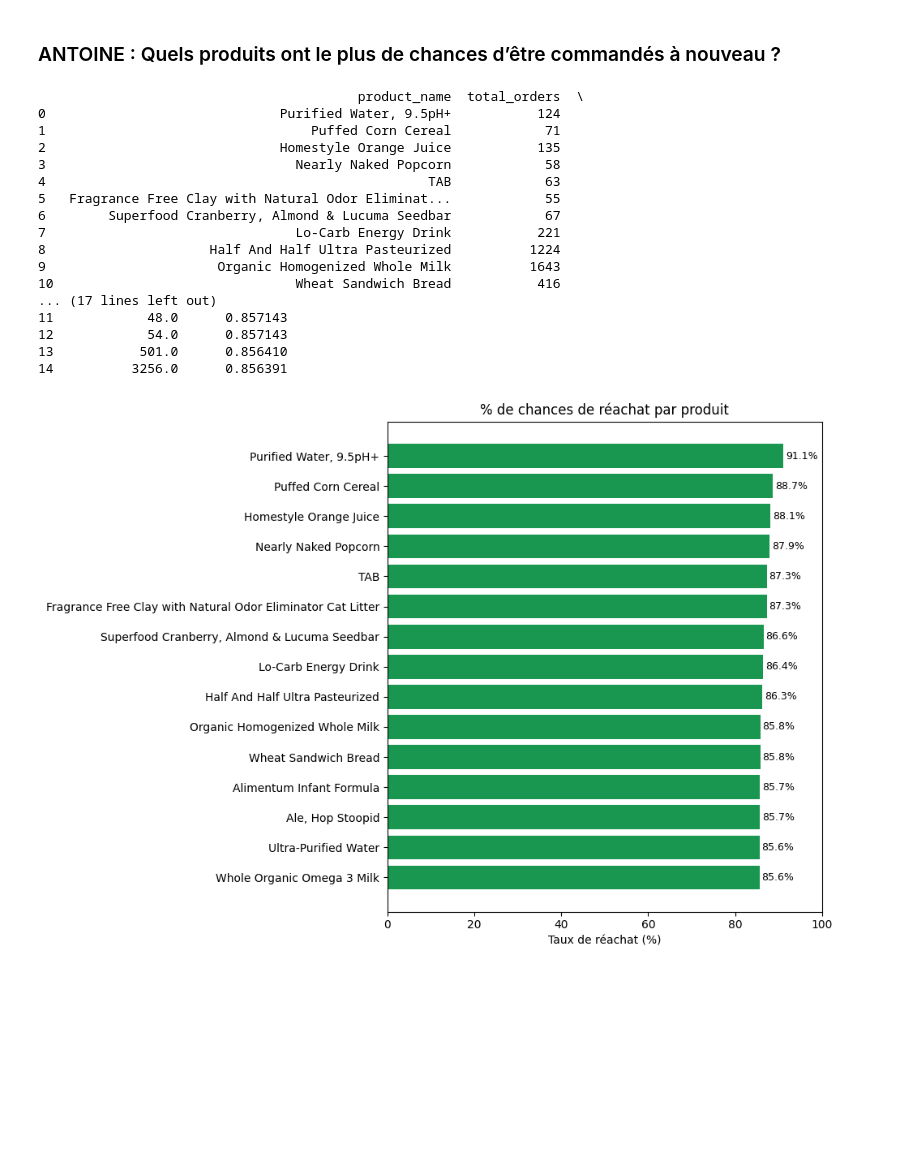
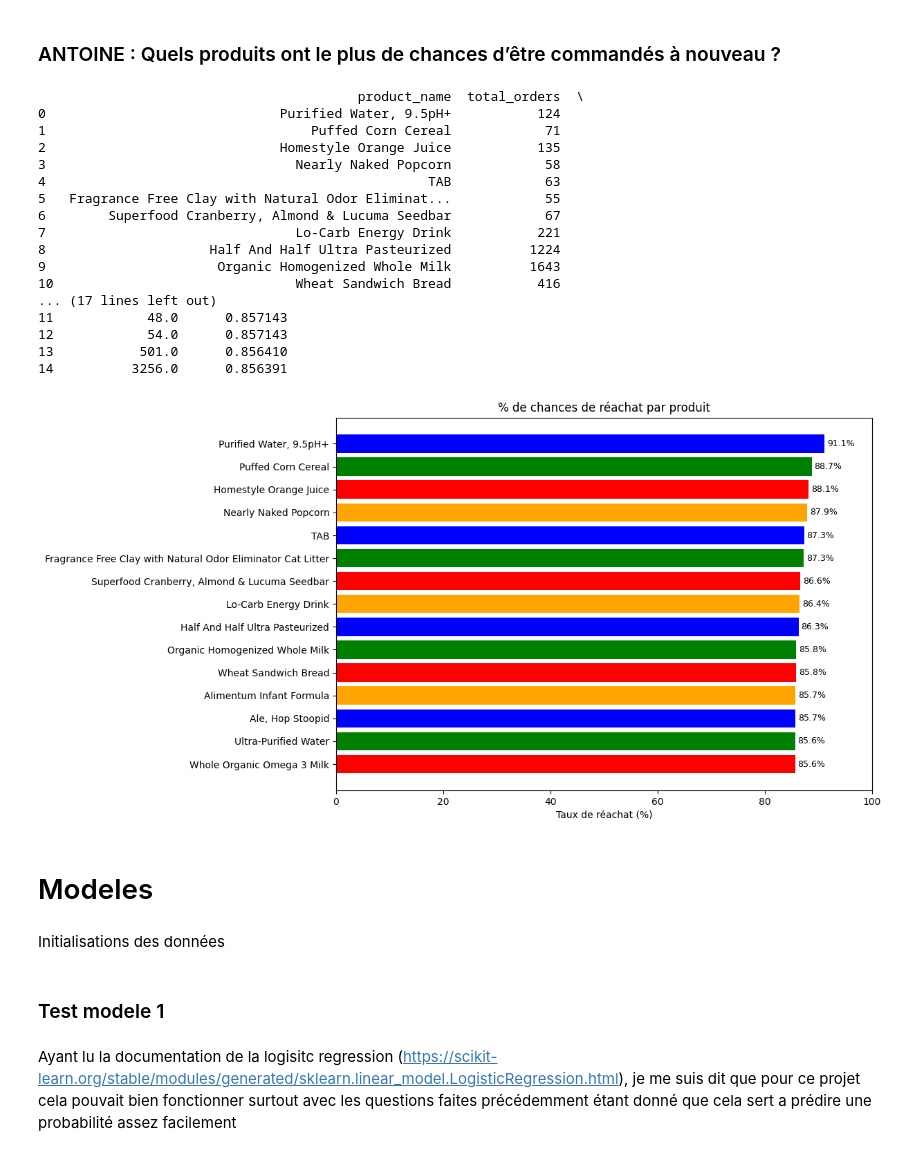
Before and after one commit to klasken/Nextbuy, a Jupyter notebook: notebook-antoine.ipynb, the cells around one changed output. Drawn from its saved outputs; the diff is of its cells as text; code cells hidden in the pictures; blank space fills up the shorter version.

Commit message:
add model 1 (logistic regression)

```diff
--- a/notebook-antoine.ipynb
+++ b/notebook-antoine.ipynb
@@ -184,36 +190,39 @@ colors = plt.cm.RdYlGn(np.linspace(0.4, 0.9, len(top_reordered)))
 bars = ax.barh(
     top_reordered['product_name'],
     top_reordered['reorder_rate'] * 100,
-    color=colors[-1]
+    color=['blue', 'green', 'red', 'orange']
 )
 
 # Ajouter les valeurs sur les barres
 for bar in bars:
     ax.text(bar.get_width() + 0.5, bar.get_y() + bar.get_height() / 2,
             f'{bar.get_width():.1f}%', va='center', fontsize=9)
 
 plt.title('% de chances de réachat par produit')
 ax.set_xlabel('Taux de réachat (%)')
 ax.set_xlim(0, 100)
 ax.invert_yaxis()
-plt.tight_layout()
 plt.show()
 # %% [output]
                                          product_name  total_orders  \
 0                              Purified Water, 9.5pH+           124
 1                                  Puffed Corn Cereal            71
 2                              Homestyle Orange Juice           135
 3                                Nearly Naked Popcorn            58
 4                                                 TAB            63
 5   Fragrance Free Clay with Natural Odor Eliminat...            55
 6        Superfood Cranberry, Almond & Lucuma Seedbar            67
 7                                Lo-Carb Energy Drink           221
 8                     Half And Half Ultra Pasteurized          1224
 9                      Organic Homogenized Whole Milk          1643
 10                               Wheat Sandwich Bread           416
 ... (17 lines left out)
 11            48.0      0.857143
 12            54.0      0.857143
 13           501.0      0.856410
 14          3256.0      0.856391
-[figure, old version]
+[figure, new version]
+# %% [markdown]
+# Modeles
+# %% [markdown]
+Initialisations des données
@@ -219,0 +261,4 @@ plt.show()
+# %% [markdown]
+### Test modele 1
+# %% [markdown]
+Ayant lu la documentation de la logisitc regression (https://scikit-learn.org/stable/modules/generated/sklearn.linear_model.LogisticRegression.html), je me suis dit que pour ce projet cela pouvait bien fonctionner surtout avec les questions faites précédemment étant donné que cela sert a prédire une probabilité assez facilement
```
Also changed, not shown: parts of 5 cells of this notebook.
